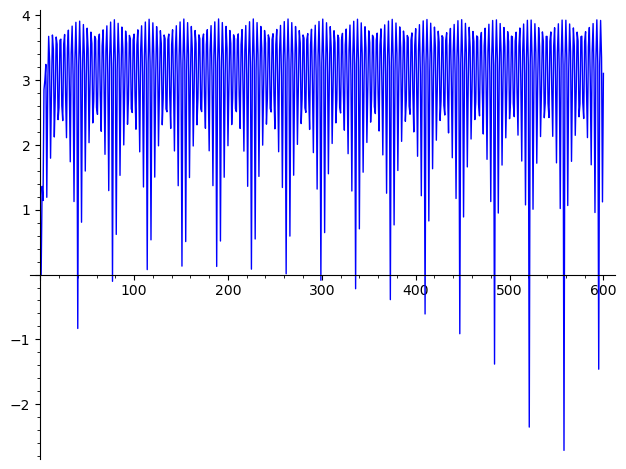
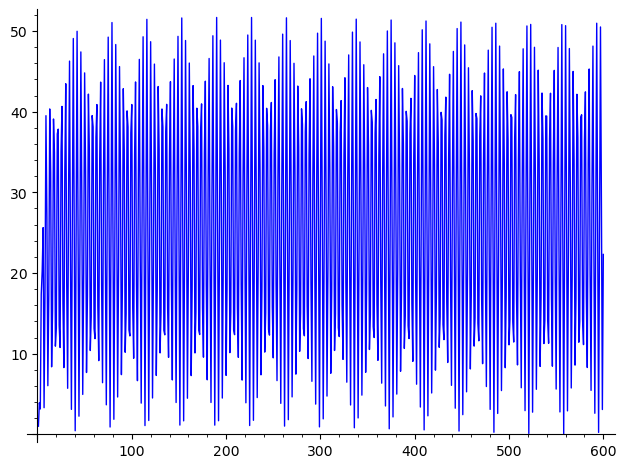
The notebook cell's code change between the first figure and the second:
--- before
+++ after
@@ -1,7 +1,14 @@
 import pickle
+
+with open('/Users/barrybrent/data2/run19jun26no5.txt', 'rb') as rfile:
+    mins_list = pickle.load(rfile)
 
 with open('/Users/barrybrent/data2/run19jun26no7.txt', 'rb') as rfile:
     log_mins_list = pickle.load(rfile)
 
+p = list_plot(mins_list, plotjoined=True, axes_labels=['', ''])
+print("MINIMUM MODULI")
+p.show()  
+
 p = list_plot(log_mins_list, plotjoined=True, axes_labels=['', ''])
 print("LOG MINIMUM MODULI")

Commit: Add files via upload